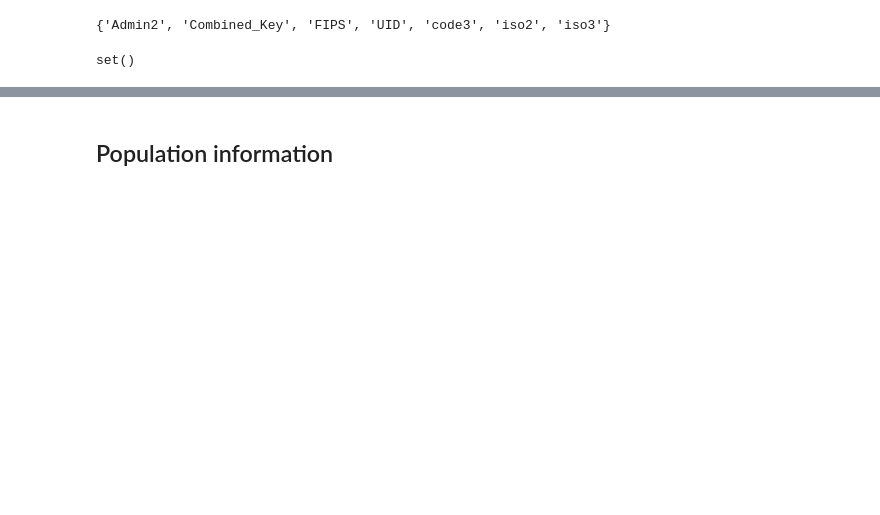
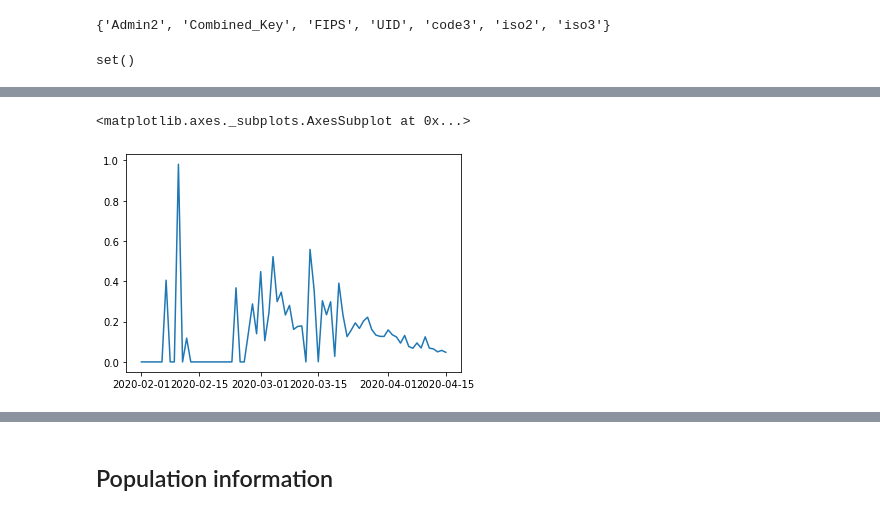
Before and after one commit to jaysttw/covid-19-analyses, a Jupyter notebook: COVID-19.ipynb, the cells around one changed output, grey strips where cells are left out. Cells and saved outputs as stored; diff of their text form; code cells hidden in the pictures; blank space fills up the shorter version.

```diff
--- a/COVID-19.ipynb
+++ b/COVID-19.ipynb
@@ -100,0 +129,5 @@ np.log(df_by_country.sum(axis=1)).diff().hist(bins=100)
+# %%
+np.log(df_by_country['United Kingdom']).diff().plot()
+# %% [output]
+<matplotlib.axes._subplots.AxesSubplot at 0x...>
+[figure, added]
```
Also changed, not shown: parts of 33 cells of this notebook.
